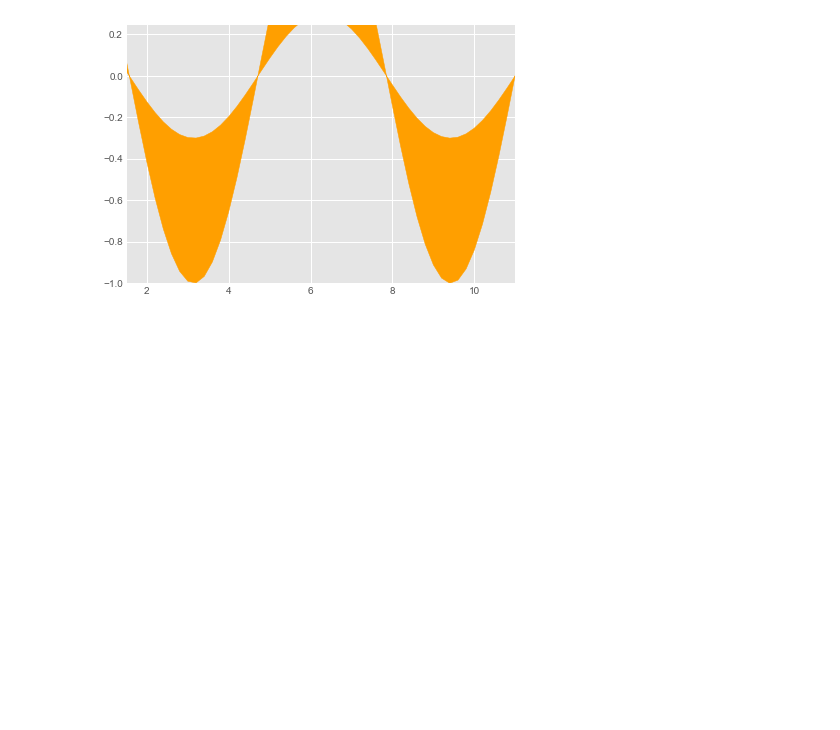
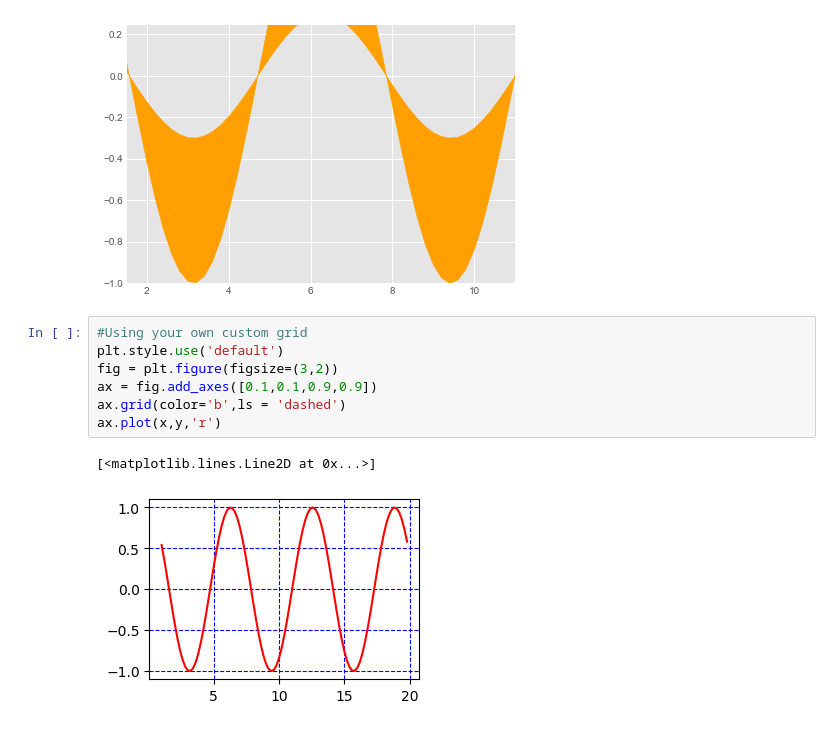
Before and after one commit to kazimosiurahman/Data_viz, a Jupyter notebook: data_viz.ipynb, the cells around one changed output. Drawn from its saved outputs; the diff is of its cells as text; blank space fills up the shorter version.

Commit message:
Custom grid and text annotation

```diff
--- a/data_viz.ipynb
+++ b/data_viz.ipynb
@@ -245,3 +245,13 @@ ax.set_ylim([-1,0.25])
 # %% [output]
 (-1, 0.25)
 [figure]
+# %%
+#Using your own custom grid
+plt.style.use('default')
+fig = plt.figure(figsize=(3,2))
+ax = fig.add_axes([0.1,0.1,0.9,0.9])
+ax.grid(color='b',ls = 'dashed')
+ax.plot(x,y,'r')
+# %% [output]
+[<matplotlib.lines.Line2D at 0x...>]
+[figure, added]
```
Also changed, not shown: parts of 1 cell of this notebook.
